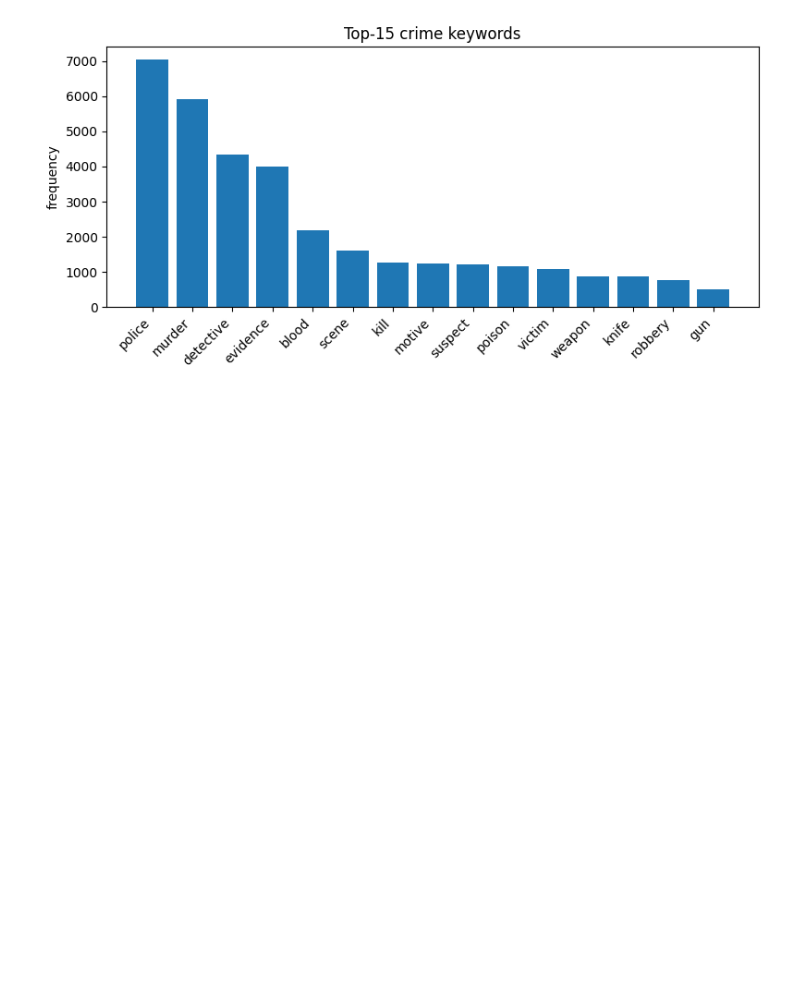
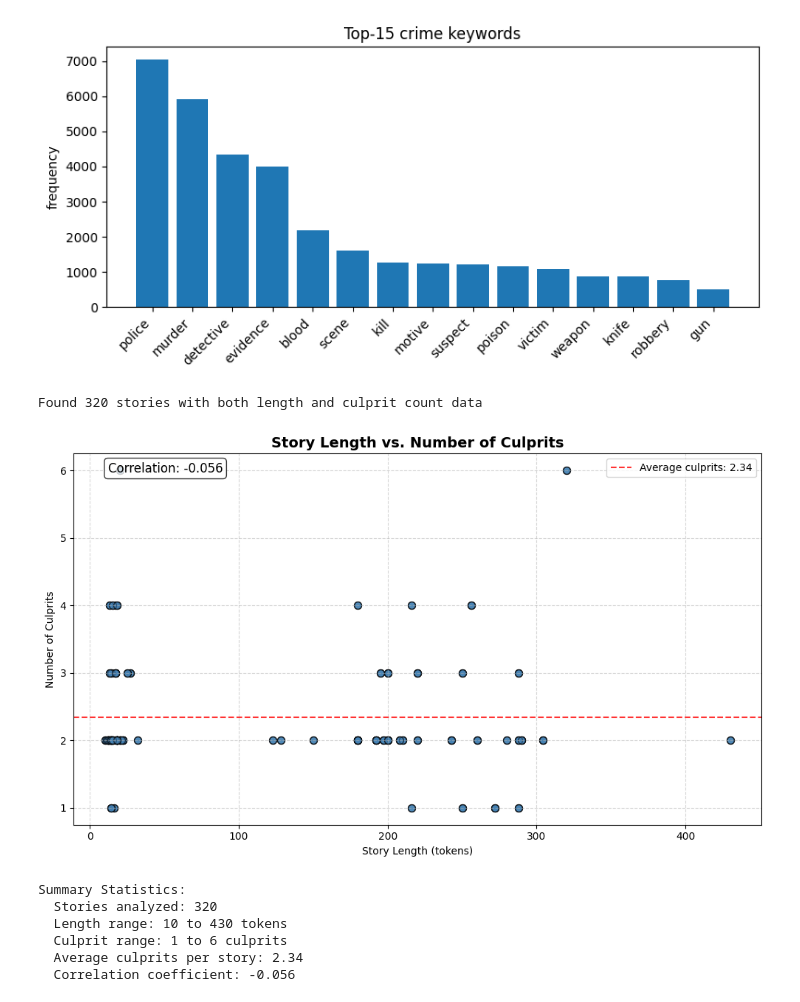
Before and after one commit to shanisova/Needle_project, a Jupyter notebook: Milestone.ipynb, the cells around one changed output. Drawn from its saved outputs; the diff is of its cells as text; code cells hidden in the pictures; blank space fills up the shorter version.

Commit message:
final graphs

```diff
--- a/Milestone.ipynb
+++ b/Milestone.ipynb
@@ -216,3 +339,72 @@ plt.ylabel("frequency")
 plt.tight_layout(); plt.show()
 # %% [output]
 [figure]
+# %%
+# ╔════════════════════════════════════════════════════════════════╗
+# ║  Cell X – Scatter Plot: Story Length vs. Number of Culprits   ║
+# ╚════════════════════════════════════════════════════════════════╝
+
+# First, let's make sure we have the culprit_count field in our dataset
+# Apply the count_culprits function to our original dataset
+ds_with_counts = ds.map(count_culprits)
+
+# Extract story lengths and culprit counts
+story_lengths = []
+culprit_counts_scatter = []
+
+for ex in ds_with_counts:
+    if "length" in ex and "culprit_count" in ex:
+        story_lengths.append(ex["length"])
+        culprit_counts_scatter.append(ex["culprit_count"])
+
+# Ensure we have data to plot
+if len(story_lengths) == 0:
+    print("No matching data found. Let's check what fields are available:")
+    print("Sample record fields:", list(ds[0].keys()))
+else:
+    print(f"Found {len(story_lengths)} stories with both length and culprit count data")
+
+    # Create scatter plot
+    plt.figure(figsize=(10, 6))
+    plt.scatter(story_lengths, culprit_counts_scatter, alpha=0.6, color='steelblue',
+                edgecolor='black', s=50)
+
+    plt.title("Story Length vs. Number of Culprits", fontsize=14, fontweight='bold')
+    plt.xlabel("Story Length (tokens)")
+    plt.ylabel("Number of Culprits")
+    plt.grid(True, linestyle='--', alpha=0.5)
+
+    # Add some statistics
+    if culprit_counts_scatter:
+        mean_culprits = sum(culprit_counts_scatter) / len(culprit_counts_scatter)
+        plt.axhline(mean_culprits, color='red', linestyle='--', alpha=0.8,
+                   label=f'Average culprits: {mean_culprits:.2f}')
+
+        # Add correlation coefficient
+        import numpy as np
+        correlation = np.corrcoef(story_lengths, culprit_counts_scatter)[0, 1]
+        plt.text(0.05, 0.95, f'Correlation: {correlation:.3f}',
+                transform=plt.gca().transAxes, fontsize=12,
+                bbox=dict(boxstyle="round,pad=0.3", facecolor="white", alpha=0.8))
+
+    plt.legend()
+    plt.tight_layout()
+    plt.show()
+
+    # Print some summary statistics
+    print(f"\nSummary Statistics:")
+    print(f"  Stories analyzed: {len(story_lengths)}")
+    print(f"  Length range: {min(story_lengths):,} to {max(story_lengths):,} tokens")
+    print(f"  Culprit range: {min(culprit_counts_scatter)} to {max(culprit_counts_scatter)} culprits")
+    if culprit_counts_scatter:
+        print(f"  Average culprits per story: {mean_culprits:.2f}")
+        print(f"  Correlation coefficient: {correlation:.3f}")
+# %% [output]
+Found 320 stories with both length and culprit count data
+[figure, added]
+Summary Statistics:
+  Stories analyzed: 320
+  Length range: 10 to 430 tokens
+  Culprit range: 1 to 6 culprits
+  Average culprits per story: 2.34
+  Correlation coefficient: -0.056
```
Also changed, not shown: parts of 2 cells of this notebook.
